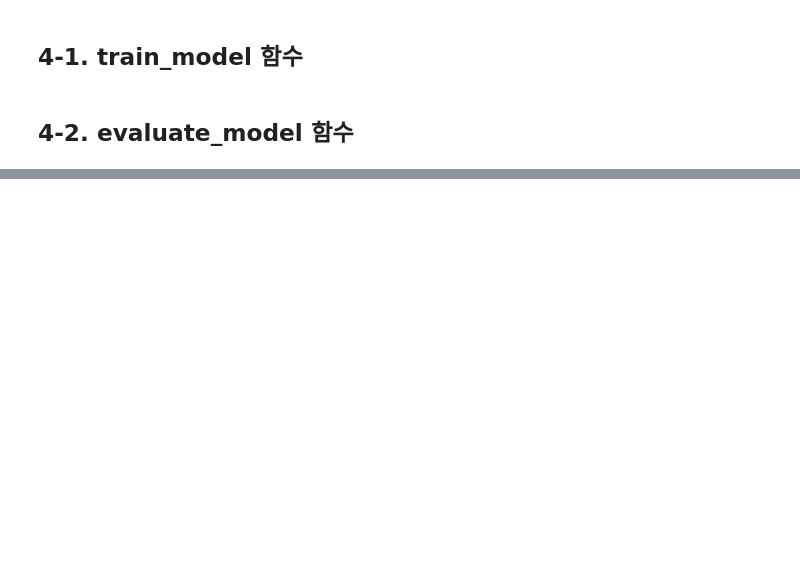
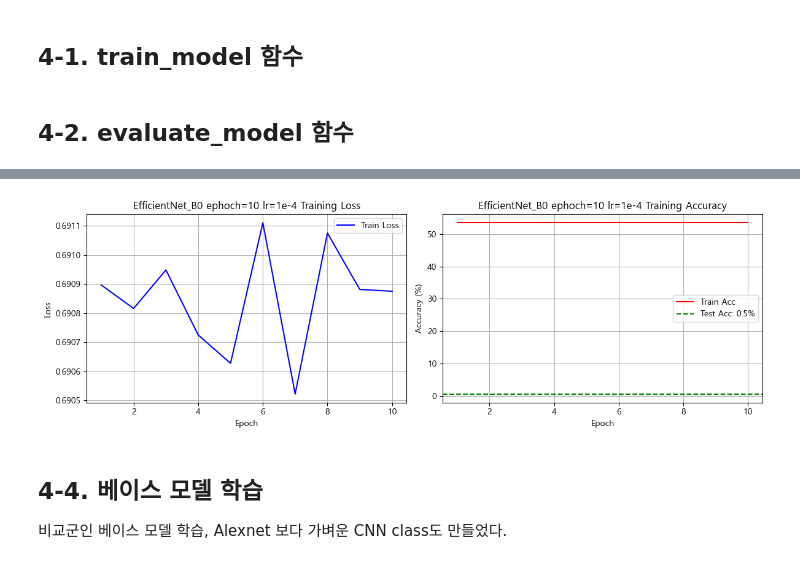
Before and after one commit to JiHyun13/deeplearning_and_lab_team.5, a Jupyter notebook: my_model.ipynb, the cells around one changed output, grey strips where cells are left out. Drawn from its saved outputs; the diff is of its cells as text; code cells hidden in the pictures; blank space fills up the shorter version.

```diff
--- a/my_model.ipynb
+++ b/my_model.ipynb
@@ -264,14 +307,14 @@ print('DataLoader 준비 완료')
 - EfficientNet-B0은 AlexNet(57M)보다 파라미터가 적으면서 성능은 더 높음
 # %%
 # pretrained 가중치 로드
-model = efficientnet_b0(weights=EfficientNet_B0_Weights.IMAGENET1K_V1)
+e_model = efficientnet_b0(weights=EfficientNet_B0_Weights.IMAGENET1K_V1)
 
-# 마지막 FC 레이어 교체 (2클래스 분류)
-in_features = model.classifier[1].in_features
-model.classifier[1] = nn.Linear(in_features, 2)
+# 마지막 레이어 교체 (2클래스 분류)
+in_features = e_model.classifier[1].in_features
+e_model.classifier[1] = nn.Linear(in_features, 2)
 
-model = model.to(device)
+e_model = e_model.to(device)
 
 # 파라미터 수 확인
-total_params = sum(p.numel() for p in model.parameters())
+total_params = sum(p.numel() for p in e_model.parameters())
 print(f'EfficientNet-B0 파라미터 수: {total_params:,}')
@@ -295,6 +396,10 @@ def train_model(model, train_loader, criterion, optimizer, num_epochs, device):
         for images, labels in train_loader:
             images = images.to(device)
             labels = labels.to(device)
+
+            # print("images.device:", images.device)
+            # print("model device:", next(model.parameters()).device)
+            # print("GPU mem after batch:", torch.cuda.memory_allocated() / 1024**2, "MB")
 
             optimizer.zero_grad()
             outputs = model(images)
@@ -316,7 +421,7 @@ def train_model(model, train_loader, criterion, optimizer, num_epochs, device):
         if (epoch + 1) % 5 == 0:
             print(f'Epoch [{epoch+1}/{num_epochs}]  Loss: {epoch_loss:.4f}  Acc: {epoch_acc:.4f}')
 
-    return train_loss_list, train_acc_list
+    return train_loss_list, train_acc_list,
 # %% [markdown]
 ## 4-2. evaluate_model 함수
 # %%
@@ -368,0 +620,17 @@ print(f'Test Loss: {test_loss:.4f}  Test Acc: {test_acc:.4f}')
+# %%
+# 실험에서 최적화된 모델로 학습 (실험을 돌렸으면 돌리지 않아도 됨!)
+
+criterion  = nn.CrossEntropyLoss()
+optimizer  = torch.optim.Adam(e_model.parameters(), lr=1e-4)
+num_epochs = 10
+
+print('=== 학습 시작 ===')
+train_loss_list, train_acc_list = train_model(
+    e_model, train_loader, criterion, optimizer, num_epochs, device
+)
+
+print('\n=== 테스트 평가 ===')
+test_loss, test_acc, test_preds, test_labels = evaluate_model(
+    e_model, test_loader, criterion, device
+)
+print(f'Test Loss: {test_loss:.4f}  Test Acc: {test_acc:.4f}')
@@ -368,0 +645,10 @@ print(f'Test Loss: {test_loss:.4f}  Test Acc: {test_acc:.4f}')
+# %%
+plot_training_results(
+    train_loss_list, train_acc_list, num_epochs,
+    test_acc=test_acc, title="EfficientNet_B0 ephoch=10 lr=1e-4"
+)
+# %% [output]
+[figure, added]
+# %% [markdown]
+## 4-4. 베이스 모델 학습
+비교군인 베이스 모델 학습, Alexnet 보다 가벼운 CNN class도 만들었다.
```
Also changed, not shown: parts of 56 cells of this notebook, 15 other files.
